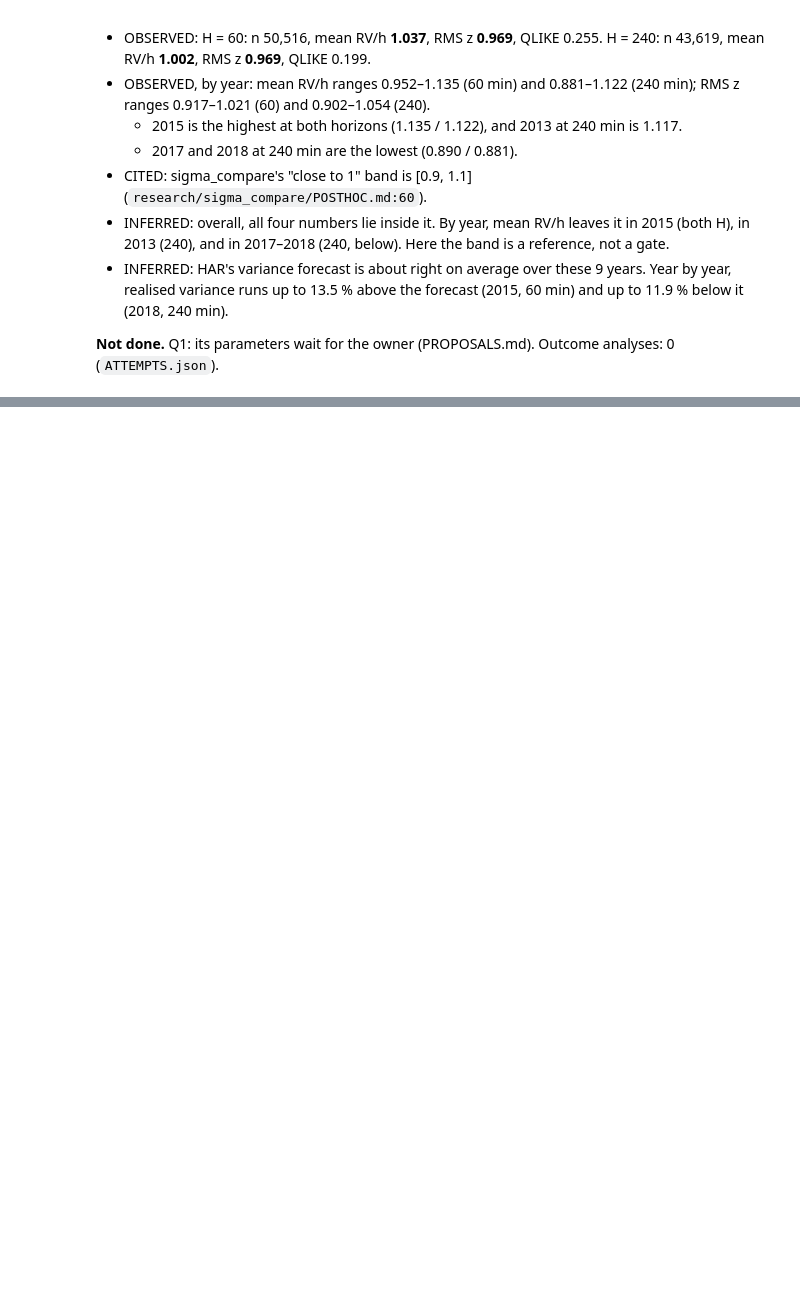
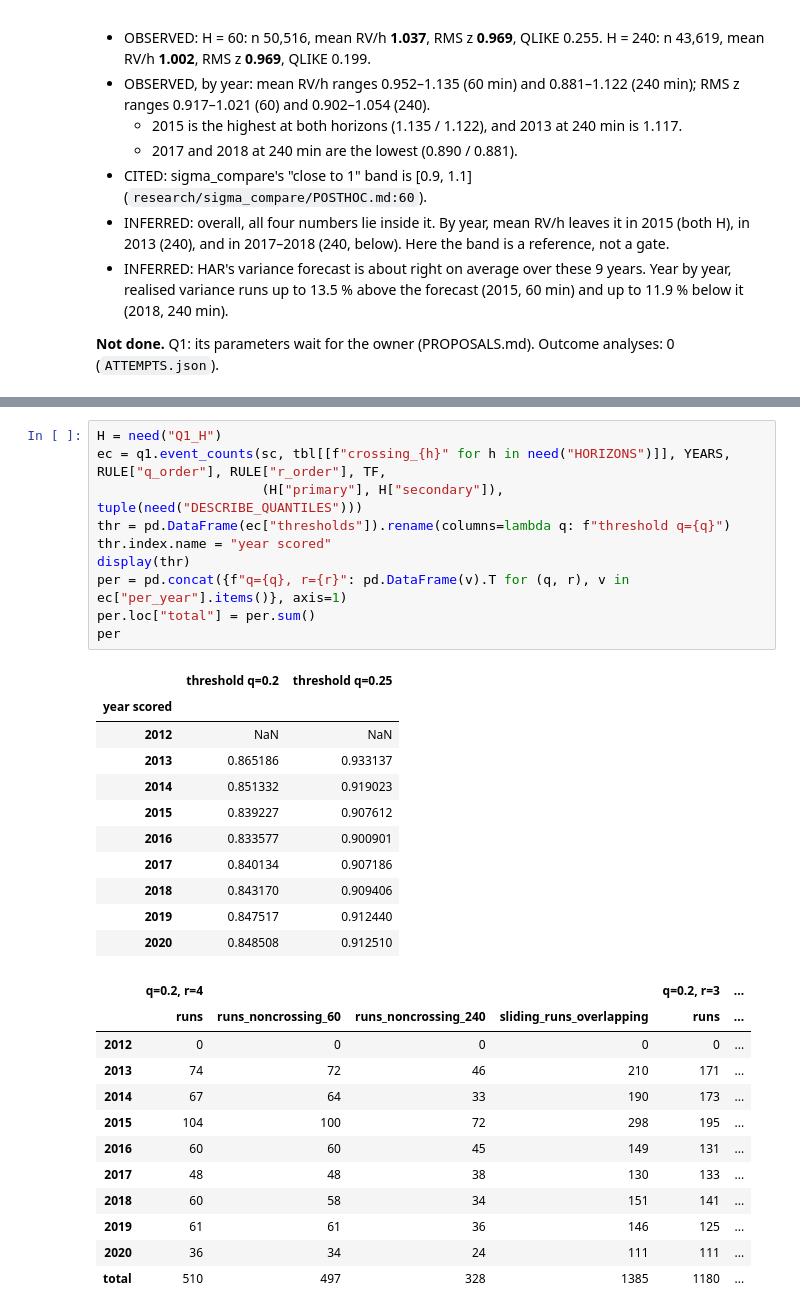
Before and after one commit to QBKFD/OPARLI-LLM-FORWARD, a Jupyter notebook: research/squeeze_oco/01_vol_state.ipynb, the cells around one changed output, grey strips where cells are left out. Drawn from its saved outputs; the diff is of its cells as text; blank space fills up the shorter version.

```diff
--- a/research/squeeze_oco/01_vol_state.ipynb
+++ b/research/squeeze_oco/01_vol_state.ipynb
@@ -571,0 +679,34 @@ valid non-crossing windows).**
+# %%
+H = need("Q1_H")
+ec = q1.event_counts(sc, tbl[[f"crossing_{h}" for h in need("HORIZONS")]], YEARS, RULE["q_order"], RULE["r_order"], TF,
+                     (H["primary"], H["secondary"]), tuple(need("DESCRIBE_QUANTILES")))
+thr = pd.DataFrame(ec["thresholds"]).rename(columns=lambda q: f"threshold q={q}")
+thr.index.name = "year scored"
+display(thr)
+per = pd.concat({f"q={q}, r={r}": pd.DataFrame(v).T for (q, r), v in ec["per_year"].items()}, axis=1)
+per.loc["total"] = per.sum()
+per
+# %% [output]
+|  | threshold q=0.2 | threshold q=0.25 |
+| year scored |  |  |
+| 2012 | NaN | NaN |
+| 2013 | 0.865186 | 0.933137 |
+| 2014 | 0.851332 | 0.919023 |
+| 2015 | 0.839227 | 0.907612 |
+| 2016 | 0.833577 | 0.900901 |
+| 2017 | 0.840134 | 0.907186 |
+| 2018 | 0.843170 | 0.909406 |
+| 2019 | 0.847517 | 0.912440 |
+| 2020 | 0.848508 | 0.912510 |
+|  | q=0.2, r=4 |  |  |  | q=0.2, r=3 | ... |
+|  | runs | runs_noncrossing_60 | runs_noncrossing_240 | sliding_runs_overlapping | runs | ... |
+| 2012 | 0 | 0 | 0 | 0 | 0 | ... |
+| 2013 | 74 | 72 | 46 | 210 | 171 | ... |
+| 2014 | 67 | 64 | 33 | 190 | 173 | ... |
+| 2015 | 104 | 100 | 72 | 298 | 195 | ... |
+| 2016 | 60 | 60 | 45 | 149 | 131 | ... |
+| 2017 | 48 | 48 | 38 | 130 | 133 | ... |
+| 2018 | 60 | 58 | 34 | 151 | 141 | ... |
+| 2019 | 61 | 61 | 36 | 146 | 125 | ... |
+| 2020 | 36 | 34 | 24 | 111 | 111 | ... |
+| total | 510 | 497 | 328 | 1385 | 1180 | ... |
```
Also changed, not shown: parts of 10 cells of this notebook, 9 other files.
